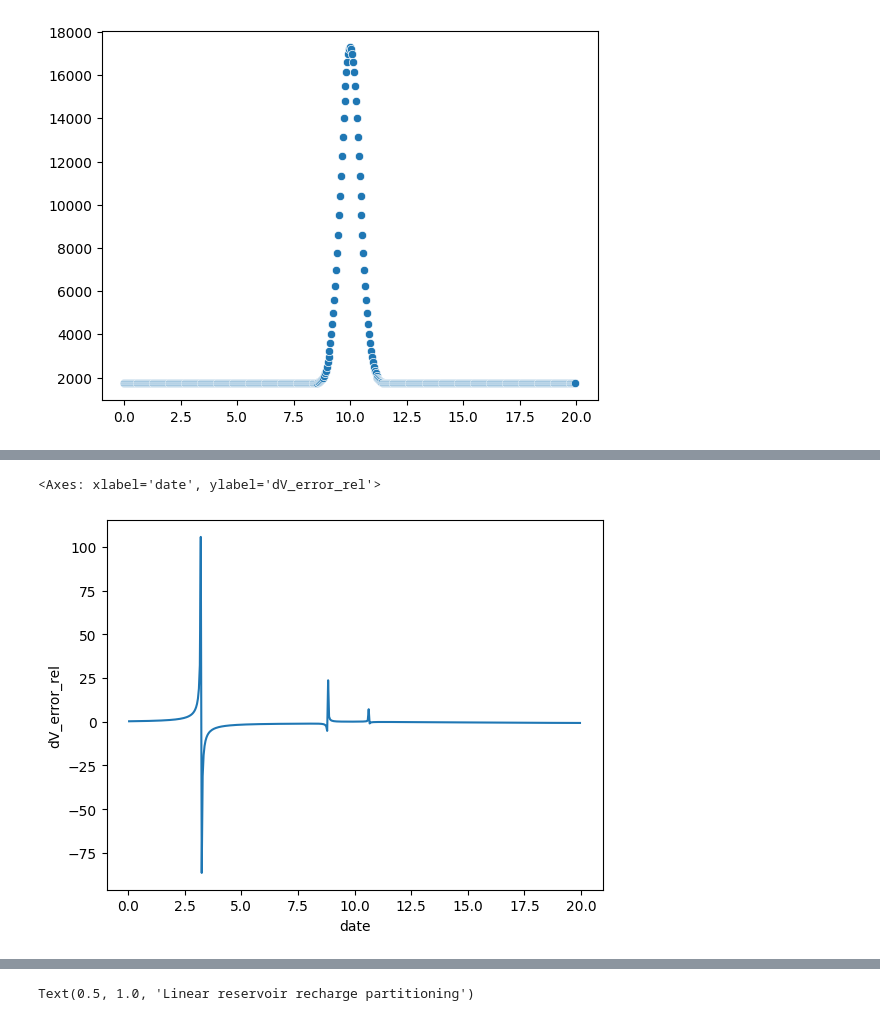
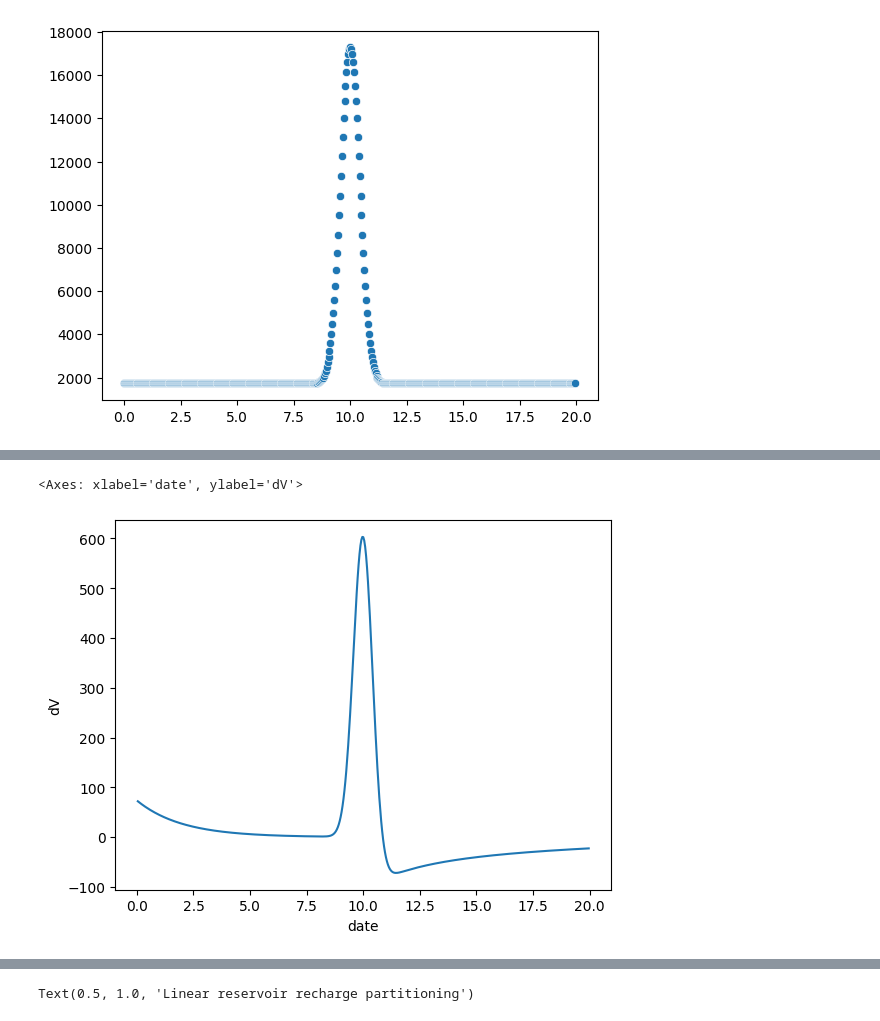
Before and after one commit to jhuang523/UMNBearSpring, a Jupyter notebook: openkarst/steady_state/conduit_geometry_setup.ipynb, the cells around one changed output, grey strips where cells are left out. Cells and saved outputs as stored; diff of their text form; code cells hidden in the pictures.

```diff
--- a/openkarst/steady_state/conduit_geometry_setup.ipynb
+++ b/openkarst/steady_state/conduit_geometry_setup.ipynb
@@ -198,9 +224,9 @@ pulse['dV_expected'] = (pulse['R_l [V/T]'] + pulse['R_h [V/T]'] - pulse['Q_l [V/
 pulse['dV_error'] = pulse['dV'] - pulse['dV_expected']
 pulse['dV_error_rel'] = pulse.dV_error/pulse.dV_expected
 # %%
-sns.lineplot(pulse, x = 'date', y = 'dV_error_rel')
+sns.lineplot(pulse, x = 'date', y = 'dV')
 # %% [output]
-<Axes: xlabel='date', ylabel='dV_error_rel'>
+<Axes: xlabel='date', ylabel='dV'>
-[figure, old version]
+[figure, new version]
 # %%
 sns.lineplot(x =pulse.date, y =  pulse['R_l [V/T]']/86400 + pulse['R_h [V/T]']/86400 -  pulse['Q_l [V/T]']/86400 - pulse['Q_h [V/T]']/86400, label = 'Recharge- Q')
```
Also changed, not shown: parts of 15 cells of this notebook, 14 other files.
